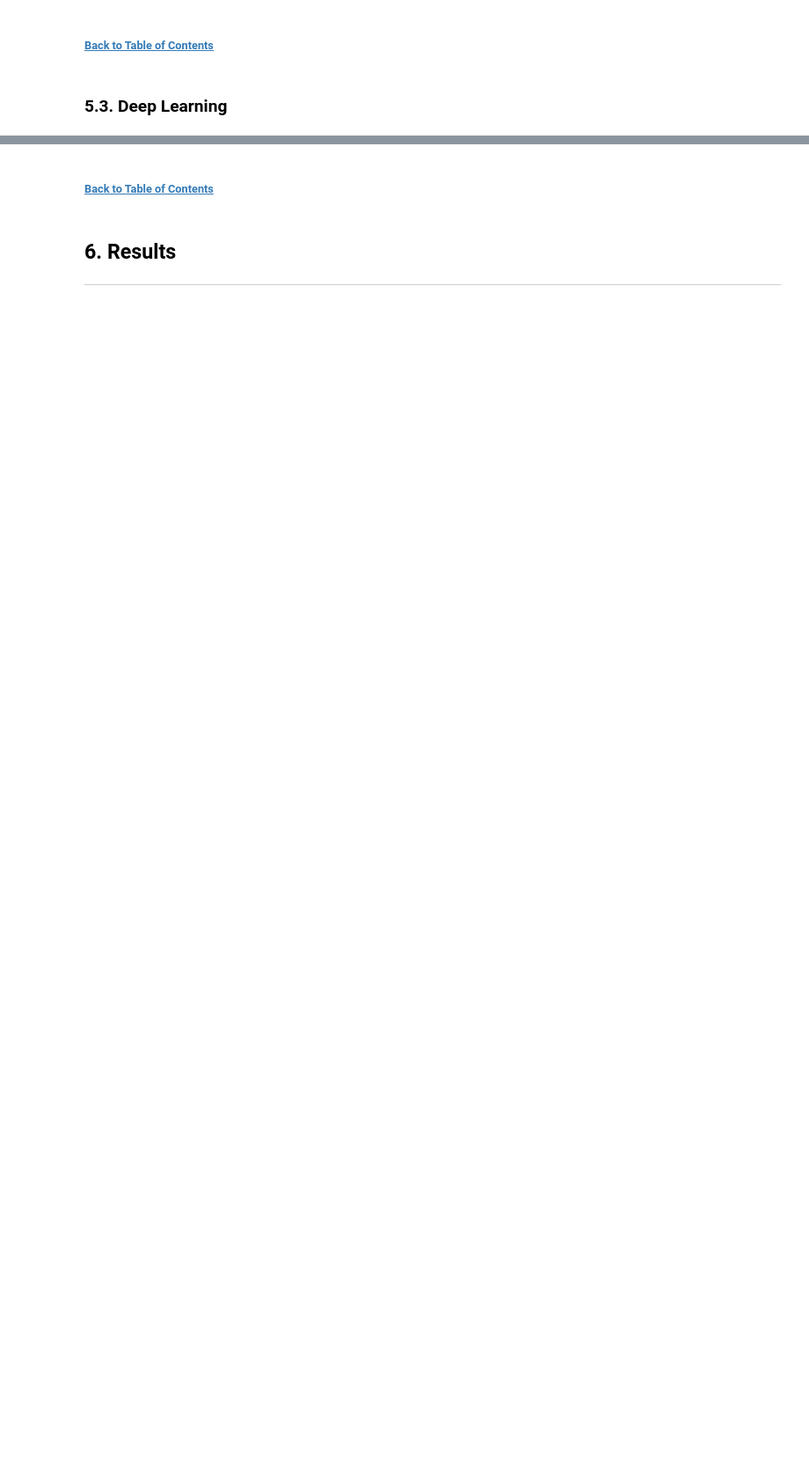
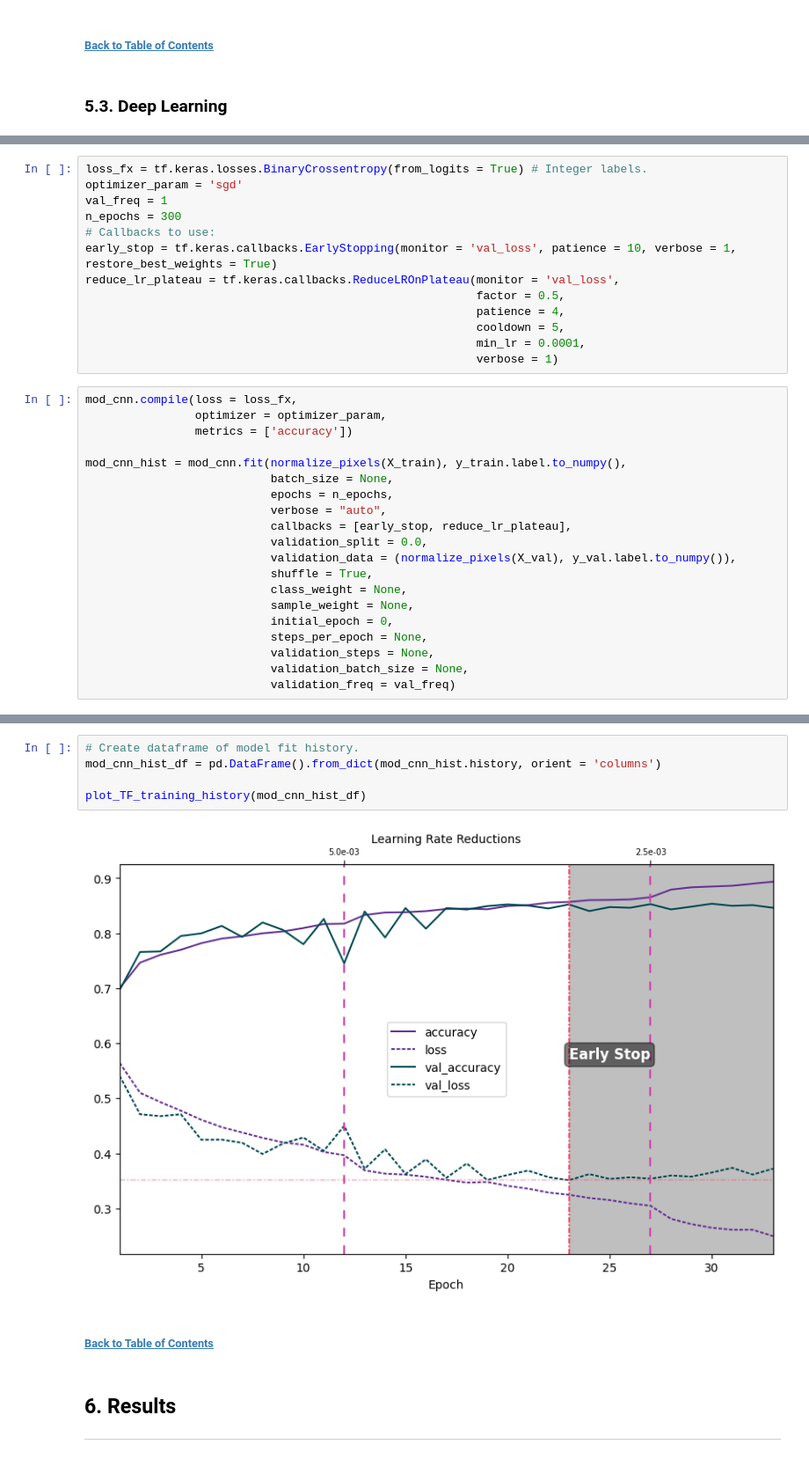
Before and after one commit to chill0121/Kaggle_Projects, a Jupyter notebook: Cancer_Detection_Histopathology/Cancer_Detection_Histopathology.ipynb, the cells around one changed output, grey strips where cells are left out. Shown at 88% size. Drawn from its saved outputs; the diff is of its cells as text; blank space fills up the shorter version.

```diff
--- a/Cancer_Detection_Histopathology/Cancer_Detection_Histopathology.ipynb
+++ b/Cancer_Detection_Histopathology/Cancer_Detection_Histopathology.ipynb
@@ -490,0 +622,33 @@ def plot_TF_training_history(model_history_df):
+# %%
+loss_fx = tf.keras.losses.BinaryCrossentropy(from_logits = True) # Integer labels.
+optimizer_param = 'sgd'
+val_freq = 1
+n_epochs = 300
+# Callbacks to use:
+early_stop = tf.keras.callbacks.EarlyStopping(monitor = 'val_loss', patience = 10, verbose = 1, restore_best_weights = True)
+reduce_lr_plateau = tf.keras.callbacks.ReduceLROnPlateau(monitor = 'val_loss',
+                                                         factor = 0.5,
+                                                         patience = 4,
+                                                         cooldown = 5,
+                                                         min_lr = 0.0001,
+                                                         verbose = 1)
+# %%
+mod_cnn.compile(loss = loss_fx,
+                optimizer = optimizer_param,
+                metrics = ['accuracy'])
+
+mod_cnn_hist = mod_cnn.fit(normalize_pixels(X_train), y_train.label.to_numpy(),
+                           batch_size = None,
+                           epochs = n_epochs,
+                           verbose = "auto",
+                           callbacks = [early_stop, reduce_lr_plateau],
+                           validation_split = 0.0,
+                           validation_data = (normalize_pixels(X_val), y_val.label.to_numpy()),
+                           shuffle = True,
+                           class_weight = None,
+                           sample_weight = None,
+                           initial_epoch = 0,
+                           steps_per_epoch = None,
+                           validation_steps = None,
+                           validation_batch_size = None,
+                           validation_freq = val_freq)
@@ -491,3 +673,10 @@ def plot_TF_training_history(model_history_df):
+# %%
+# Create dataframe of model fit history.
+mod_cnn_hist_df = pd.DataFrame().from_dict(mod_cnn_hist.history, orient = 'columns')
+
+plot_TF_training_history(mod_cnn_hist_df)
+# %% [output]
+[figure, added]
 # %% [markdown]
 ###### [Back to Table of Contents](#toc)
 # %% [markdown]
```
Also changed, not shown: parts of 9 cells of this notebook.
